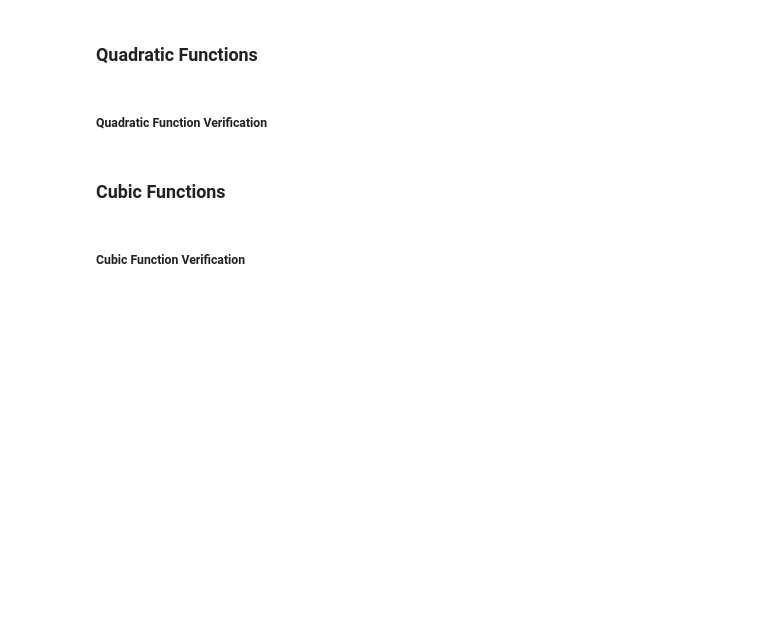
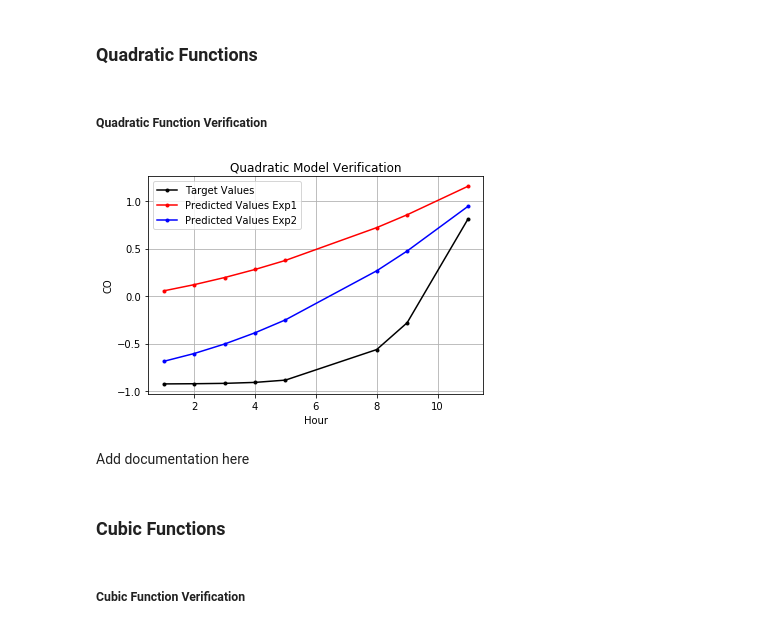
Before and after one commit to bstaab/CS545_MachineLearning, a Jupyter notebook: assignments/A1/Staab-A1.ipynb, the cells around one changed output. Drawn from its saved outputs; the diff is of its cells as text; code cells hidden in the pictures; blank space fills up the shorter version.

```diff
--- a/assignments/A1/Staab-A1.ipynb
+++ b/assignments/A1/Staab-A1.ipynb
@@ -83,5 +84 @@ def linear_model_gradient(X, T, W):
 ##### Linear Function Verification
-# %%
-X = np.array([1, 2, 3, 4, 5, 8, 9, 11]).reshape((-1, 1))
-T = (((X - 5) * 0.05 +  (X * 0.2) **5) / 5.0 - 5.5) / 6
-W = np.array([1, 2, -3, 1.5, 0.3]).reshape(-1, 1)
@@ -109,3 +130,25 @@ def quadratic_model_gradient(X, T, W):
+# %%
+# Quadratic model data
+X = np.array([1, 2, 3, 4, 5, 8, 9, 11]).reshape((-1, 1))  # Input data
+T = (((X - 5) * 0.05 +  (X * 0.2) **5) / 5.0 - 5.5) / 6   # Target values
+W1 = np.array([0.0, 0.05, 0.005]).reshape(-1, 1)          # Weights - Experiment 1
+Y1 = quadratic_model(X, W1)                               # Model output - Experiment 1
+W2 = np.array([-0.75000, 0.055, 0.009]).reshape(-1, 1)    # Weights - Experiment 2
+Y2 = quadratic_model(X, W2)                               # Model output  - Experiment 2
+
+# Plot the results
+plt.title('Quadratic Model Verification')                 # Add plot title
+plt.plot(X, T, 'k.-', label='Target Values')              # Plot target values
+plt.plot(X, Y1,'r.-', label='Predicted Values Exp1')      # Plot values from model - Experiment 1
+plt.plot(X, Y2,'b.-', label='Predicted Values Exp2')      # Plot values from model - Experiment 2
+plt.grid(True)                                            # Display a grid on plot
+plt.xlabel(Xnames[0])                                     # Add X-Axis label
+plt.ylabel(Tnames[0])                                     # Add Y-Axis label
+plt.legend();                                             # Add Legend
+# %% [output]
+[figure, added]
+# %% [markdown]
+Add documentation here
 # %% [markdown]
 ### Cubic Functions
 # %%
```
Also changed, not shown: parts of 17 cells of this notebook.
